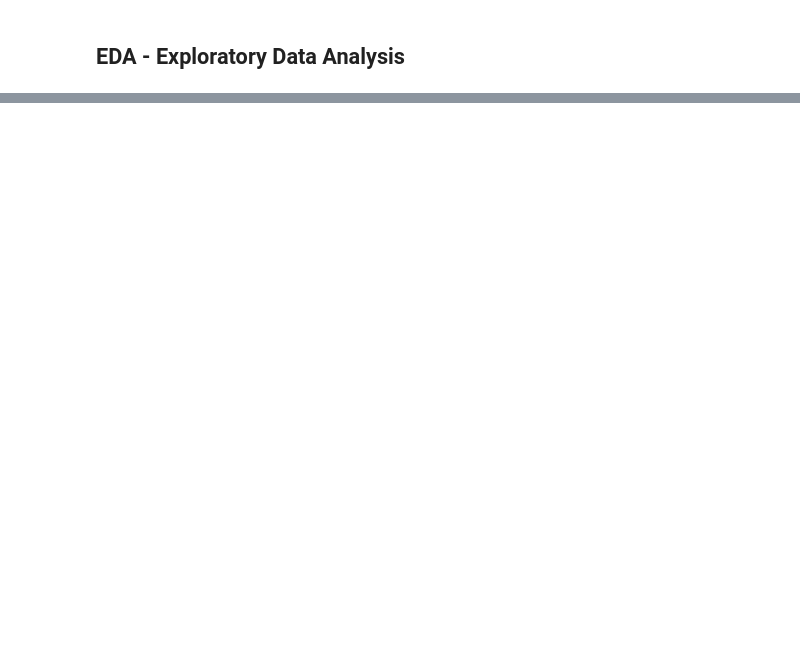
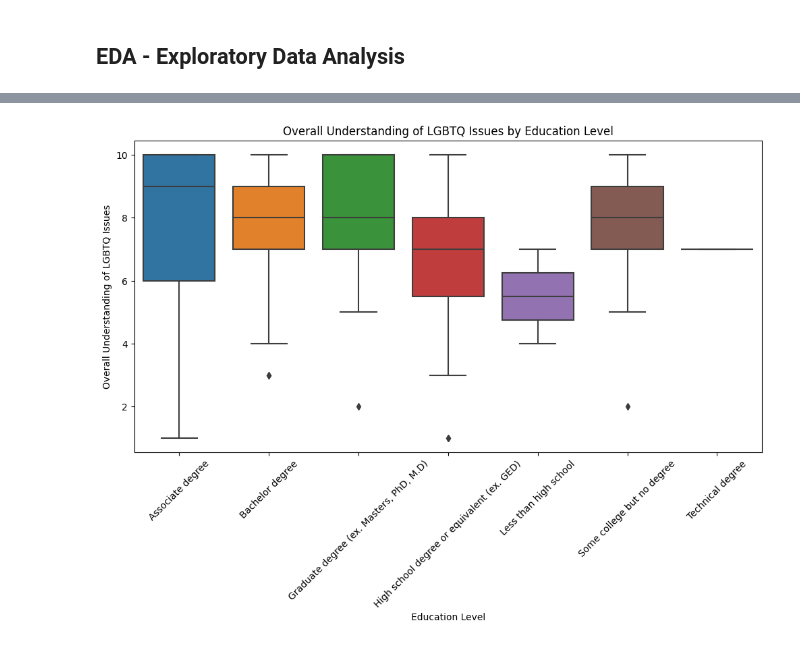
Before and after one commit to amarinmcg/societalacceptanceoflgbtqcommunity, a Jupyter notebook: societalacceptance.ipynb, the cells around one changed output, grey strips where cells are left out. Saved outputs shown, nothing was run; the diff lists cells and outputs as text; code cells hidden in the pictures; blank space fills up the shorter version.

```diff
--- a/societalacceptance.ipynb
+++ b/societalacceptance.ipynb
@@ -34,0 +234,17 @@ df.head(5)
+# %%
+# Bivariate analysis
+# Education Level vs Overall Understanding of LGBTQ Issues
+plt.figure(figsize=(12, 6))
+sns.boxplot(
+    data=df,
+    x='Education Level',
+    y='Overall Understanding of LGBTQ Issues',
+    order=sorted(df['Education Level'].unique())
+)
+plt.title('Overall Understanding of LGBTQ Issues by Education Level')
+plt.xlabel('Education Level')
+plt.ylabel('Overall Understanding of LGBTQ Issues')
+plt.xticks(rotation=45)
+plt.show()
+# %% [output]
+[figure, added]
```
Also changed, not shown: parts of 18 cells of this notebook.
